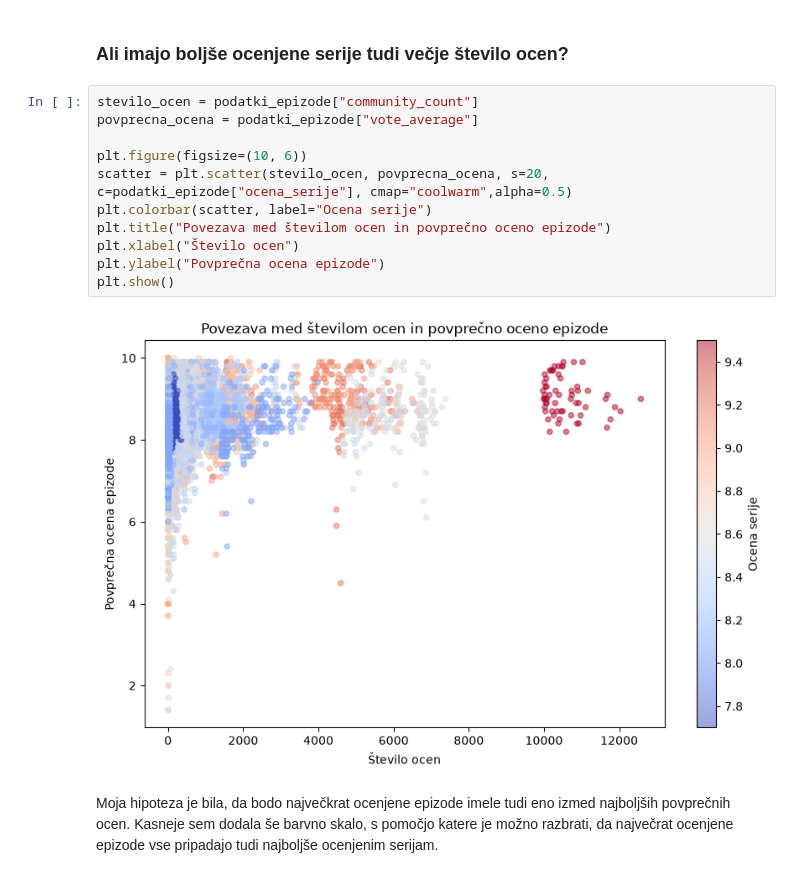
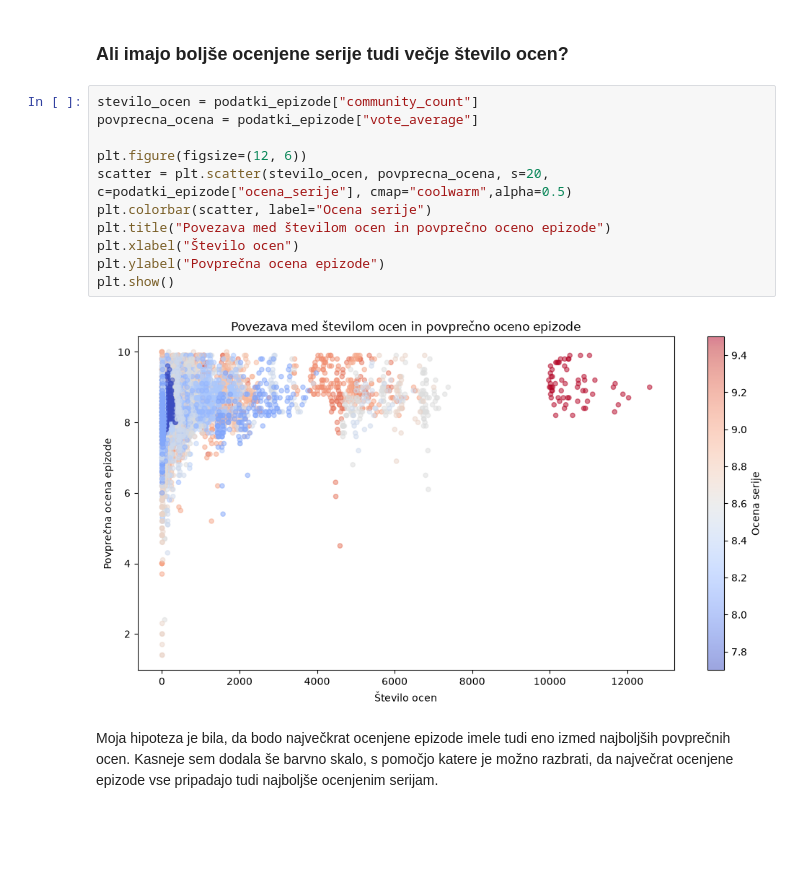
Before and after one commit to neca-klemencic/projektna_naloga_uvp, a Jupyter notebook: analiza.ipynb, the cells around one changed output. Saved outputs shown, nothing was run; the diff lists cells and outputs as text; blank space fills up the shorter version.

```diff
--- a/analiza.ipynb
+++ b/analiza.ipynb
@@ -132,16 +132,16 @@ Iz grafa je razvidno, da je največ epizod izdanih v novembru, najmanj pa v avgu
 # %%
 stevilo_ocen = podatki_epizode["community_count"]
 povprecna_ocena = podatki_epizode["vote_average"]
 
-plt.figure(figsize=(10, 6))
+plt.figure(figsize=(12, 6))
 scatter = plt.scatter(stevilo_ocen, povprecna_ocena, s=20, c=podatki_epizode["ocena_serije"], cmap="coolwarm",alpha=0.5)
 plt.colorbar(scatter, label="Ocena serije")
 plt.title("Povezava med številom ocen in povprečno oceno epizode")
 plt.xlabel("Število ocen")
 plt.ylabel("Povprečna ocena epizode")
 plt.show()
 # %% [output]
-[figure, old version]
+[figure, new version]
 # %% [markdown]
 Moja hipoteza je bila, da bodo največkrat ocenjene epizode imele tudi eno izmed najboljših povprečnih ocen. Kasneje sem dodala še barvno skalo, s pomočjo katere je možno razbrati, da največrat ocenjene epizode vse pripadajo tudi najboljše ocenjenim serijam.
 # %% [markdown]
```
Also changed, not shown: parts of 1 cell of this notebook.
